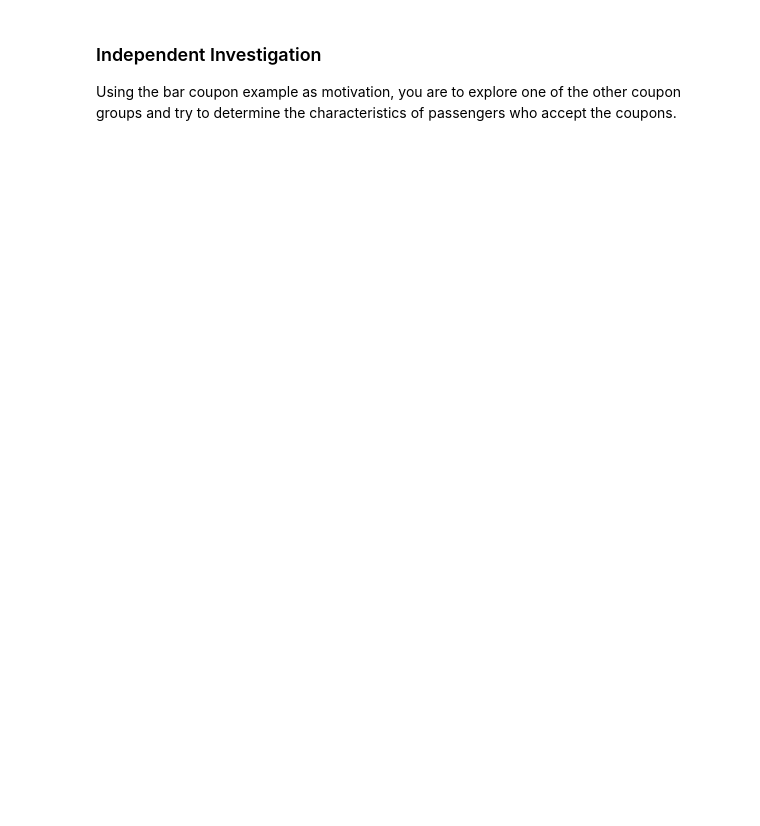
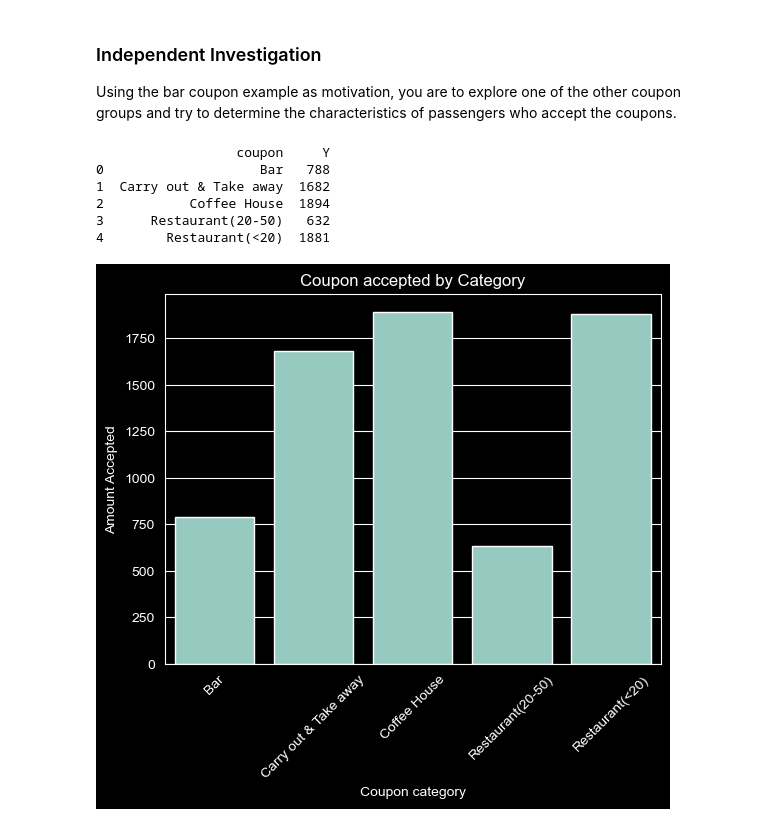
Before and after one commit to weslylaboy/will-a-customer-accepts-the-coupon, a Jupyter notebook: prompt.ipynb, the cells around one changed output. Cells and saved outputs as stored; diff of their text form; code cells hidden in the pictures; blank space fills up the shorter version.

```diff
--- a/prompt.ipynb
+++ b/prompt.ipynb
@@ -378,3 +428,24 @@ Acceptance rate all other: 26.66
 ### Independent Investigation
 
 Using the bar coupon example as motivation, you are to explore one of the other coupon groups and try to determine the characteristics of passengers who accept the coupons.
+# %%
+# Which coupon was accepted more?
+
+coupon_accepted_count = working_data.query('Y == 1').groupby('coupon')['Y'].sum().reset_index()
+
+
+# Plot result
+sns.barplot(coupon_accepted_count, x='coupon', y = 'Y')
+plt.xticks(rotation = 45)
+plt.title("Coupon accepted by Category")
+plt.xlabel("Coupon category")
+plt.ylabel("Amount Accepted")
+plt.show()
+# %% [output]
+                  coupon     Y
+0                    Bar   788
+1  Carry out & Take away  1682
+2           Coffee House  1894
+3      Restaurant(20-50)   632
+4        Restaurant(<20)  1881
+[figure, added]
```
Also changed, not shown: parts of 18 cells of this notebook.
